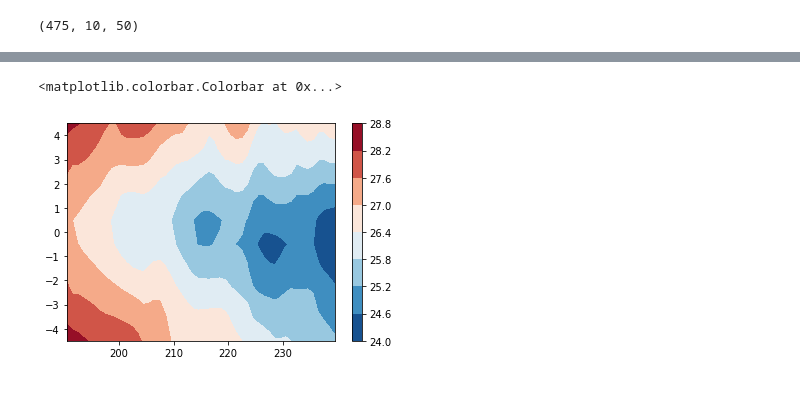
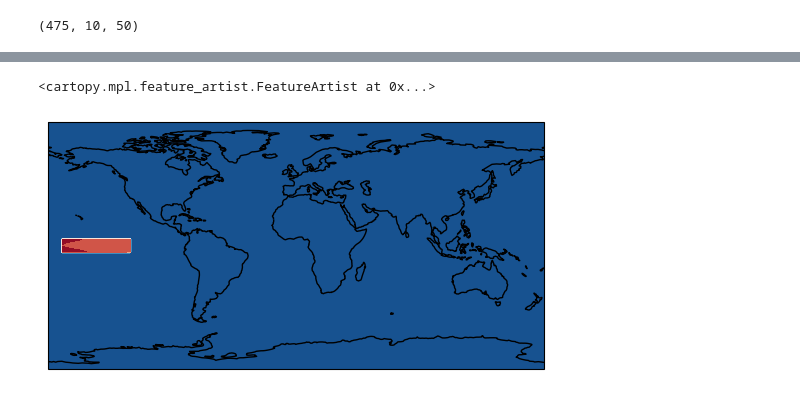
Before and after one commit to emmagurcan/ElNino, a Jupyter notebook: analysis.ipynb, the cells around one changed output, grey strips where cells are left out. Drawn from its saved outputs; the diff is of its cells as text; code cells hidden in the pictures.

```diff
--- a/analysis.ipynb
+++ b/analysis.ipynb
@@ -40,14 +59,14 @@ np.shape(ds_nino34['sst'])
 # %%
 new_sst = np.zeros_like(ds_nino['sst'])
 new_sst[:, 85:95, 190:240] = ds_nino34['sst']
-plt.contourf(ds_nino34['lon'],ds_nino34['lat'],
-             ds_nino34['sst'][0,:,:],cmap='RdBu_r')
-# plt.contourf()
-# plt.contourf(ds_nino['lon'],ds_nino['lat'],
-#              np.mean(new_sst, axis=0),cmap='RdBu_r')
-plt.colorbar()
+plt.figure()
+ax = plt.axes(projection=ccrs.PlateCarree())
+
+ax.contourf(ds_nino['lon'],ds_nino['lat'],
+             np.mean(new_sst, axis=0),cmap='RdBu_r')
+ax.coastlines()
 # %% [output]
-<matplotlib.colorbar.Colorbar at 0x...>
+<cartopy.mpl.feature_artist.FeatureArtist at 0x...>
-[figure, old version]
+[figure, new version]
 # %%
 # select years where ElNino occurred
```
Also changed, not shown: parts of 5 cells of this notebook, 1 other file.
